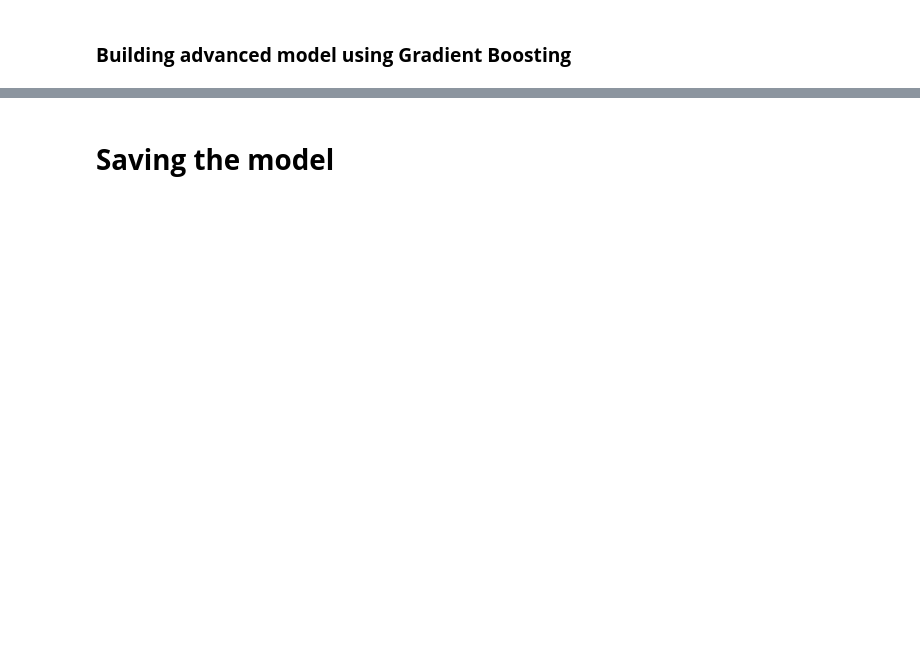
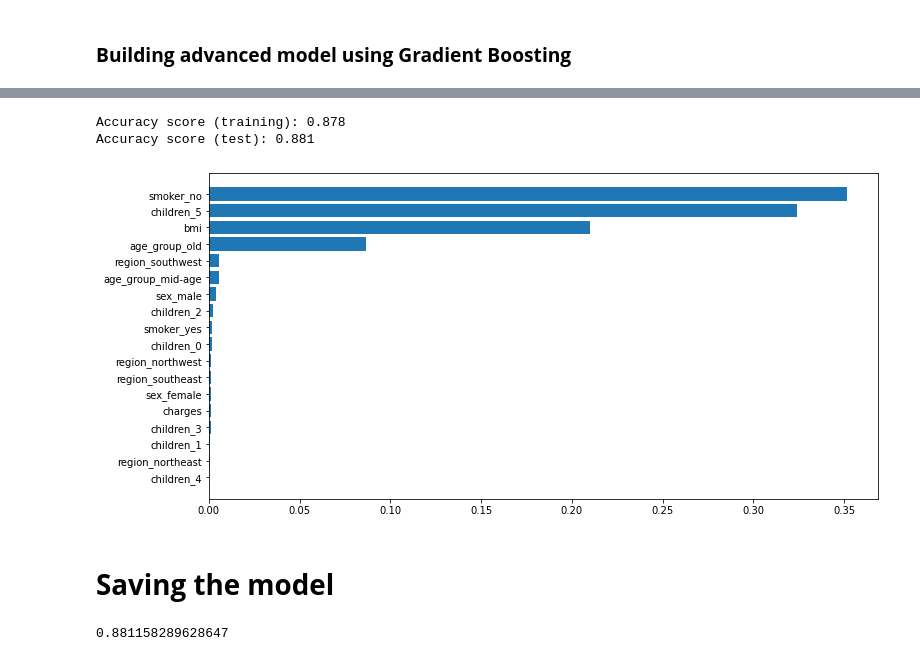
Before and after one commit to Snigdha171/PythonMiniProgramSeries, a Jupyter notebook: Health-Insurance-DataAnalysis/health_insurance_dataAnalysis.ipynb, the cells around one changed output, grey strips where cells are left out. Drawn from its saved outputs; the diff is of its cells as text; code cells hidden in the pictures; blank space fills up the shorter version.

```diff
--- a/Health-Insurance-DataAnalysis/health_insurance_dataAnalysis.ipynb
+++ b/Health-Insurance-DataAnalysis/health_insurance_dataAnalysis.ipynb
@@ -932,2 +974,17 @@ print(vif_data)
 # %% [markdown]
 ### **Building advanced model using Gradient Boosting**
+# %%
+X = health_ins_df_processed.loc[:, health_ins_df_processed.columns != 'charges']
+y = health_ins_df_processed['charges']
+
+X_train, X_test, y_train, y_test = train_test_split(X, y, test_size=0.33)
+
+p_tuning_1 = {'learning_rate':[0.020,0.015,0.01], 'n_estimators':[250,500,750]}
+
+tuning_1 = GridSearchCV(estimator =ensemble.GradientBoostingRegressor(max_depth=4, min_samples_split=2, min_samples_leaf=1, subsample=1,loss = 'ls',criterion = 'mse'),
+            param_grid = p_tuning_1, n_jobs=4,cv=5,verbose = True)
+tuning_1.fit(X_train,y_train)
+tuning_1.cv_results_, tuning_1.best_score_, tuning_1.best_params_
+
+#0.8428496513565541,
+#{'learning_rate': 0.015, 'n_estimators': 250})
@@ -933,0 +1012,10 @@ print(vif_data)
+# %%
+p_tuning_2 = {'max_depth':[2,4,6,8], 'min_samples_split':[2,5,8,10],'min_samples_leaf':[1,2,5]}
+
+tuning_2 = GridSearchCV(estimator =ensemble.GradientBoostingRegressor(learning_rate=0.015, n_estimators=250, subsample=1,loss = 'ls',criterion = 'mse'),
+            param_grid = p_tuning_2, n_jobs=4,cv=5,verbose = True)
+tuning_2.fit(X_train,y_train)
+tuning_2.cv_results_, tuning_2.best_score_, tuning_2.best_params_
+
+#0.8439887111203129,
+# {'max_depth': 4, 'min_samples_leaf': 5, 'min_samples_split': 5})
@@ -934,2 +1045,23 @@ print(vif_data)
+# %%
+#Final Model
+f_model = ensemble.GradientBoostingRegressor(learning_rate=0.015, n_estimators=250, max_depth=4,min_samples_leaf=5,min_samples_split=5,subsample=1,loss = 'ls',criterion = 'mse')
+f_model.fit(X_train, y_train)
+print("Accuracy score (training): {0:.3f}".format(f_model.score(X_train, y_train)))
+
+f_model.fit(X_test, y_test)
+print("Accuracy score (test): {0:.3f}".format(f_model.score(X_test, y_test)))
+# %% [output]
+Accuracy score (training): 0.878
+Accuracy score (test): 0.881
+# %%
+feature_importance = f_model.feature_importances_
+sorted_idx = np.argsort(feature_importance)
+fig = plt.figure(figsize=(12, 6))
+pos = np.arange(sorted_idx.shape[0]) + .5
+plt.barh(pos, feature_importance[sorted_idx], align='center')
+plt.yticks(pos, np.array(health_ins_df_processed.columns)[sorted_idx])
+plt.show()
+# %% [output]
+[figure, added]
 # %% [markdown]
 # **Saving the model**
@@ -935,0 +1072,8 @@ print(vif_data)
+# %%
+# load the model from disk
+filename = 'health_insurance_data_model.sav'
+loaded_model = pickle.load(open(filename, 'rb'))
+result = loaded_model.score(X_test, y_test)
+print(result) #This is the estimated accuracy on the unseen dataset
+# %% [output]
+0.881158289628647
```
Also changed, not shown: parts of 6 cells of this notebook.
